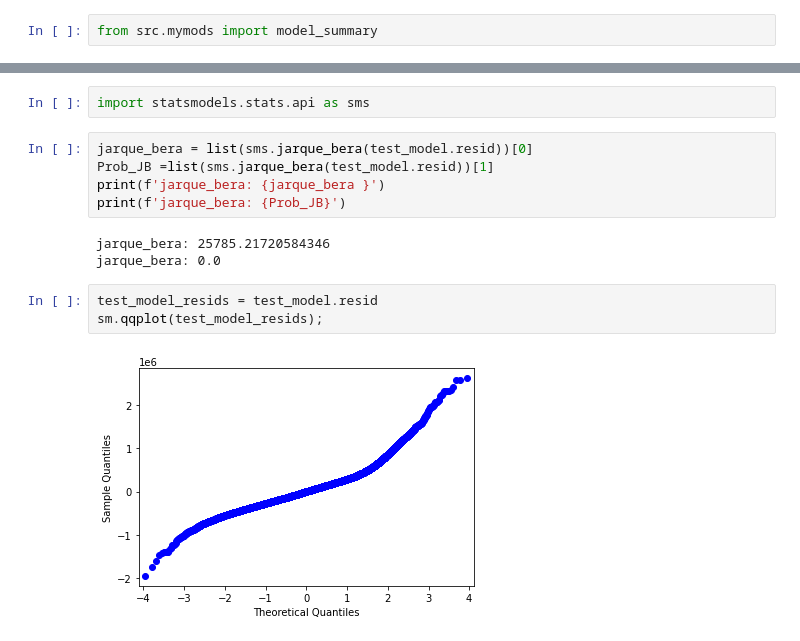
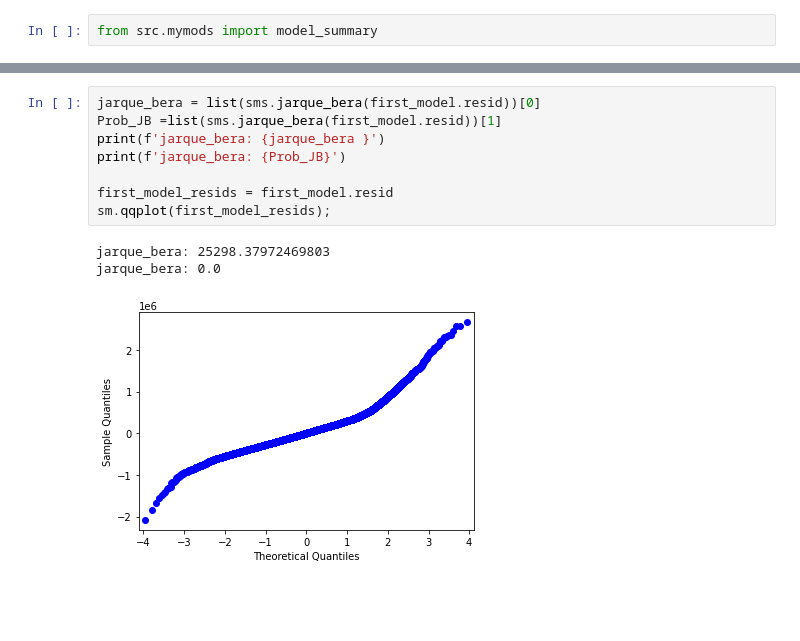
Before and after one commit to howen7/KingHousing, a Jupyter notebook: notebooks/exploratory/Hunter_FM.ipynb, the cells around one changed output, grey strips where cells are left out. Saved outputs shown, nothing was run; the diff lists cells and outputs as text; blank space fills up the shorter version.

```diff
--- a/notebooks/exploratory/Hunter_FM.ipynb
+++ b/notebooks/exploratory/Hunter_FM.ipynb
@@ -103,15 +75,12 @@ Rainbow p-value: 0.6628013478115928
-# %%
-import statsmodels.stats.api as sms
 # %%
-jarque_bera = list(sms.jarque_bera(test_model.resid))[0]
-Prob_JB =list(sms.jarque_bera(test_model.resid))[1]
+jarque_bera = list(sms.jarque_bera(first_model.resid))[0]
+Prob_JB =list(sms.jarque_bera(first_model.resid))[1]
 print(f'jarque_bera: {jarque_bera }')
 print(f'jarque_bera: {Prob_JB}')
+
+first_model_resids = first_model.resid
+sm.qqplot(first_model_resids);
 # %% [output]
-jarque_bera: 25785.21720584346
+jarque_bera: 25298.37972469803
 jarque_bera: 0.0
+[figure, added]
-# %%
-test_model_resids = test_model.resid
-sm.qqplot(test_model_resids);
-# %% [output]
-[figure, removed]
```
Also changed, not shown: parts of 30 cells of this notebook, 20 other files.
